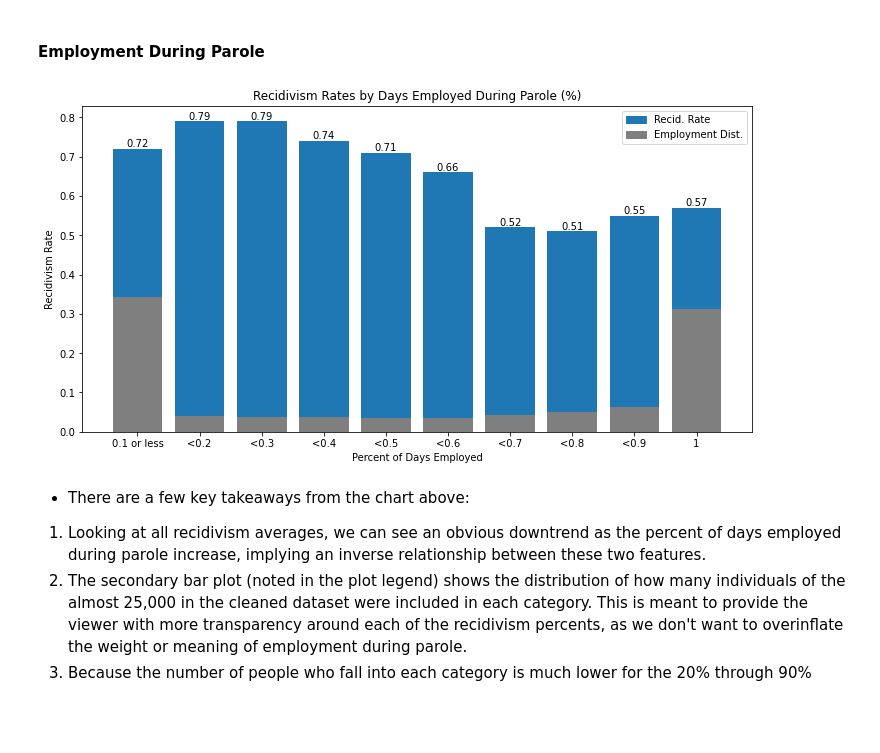
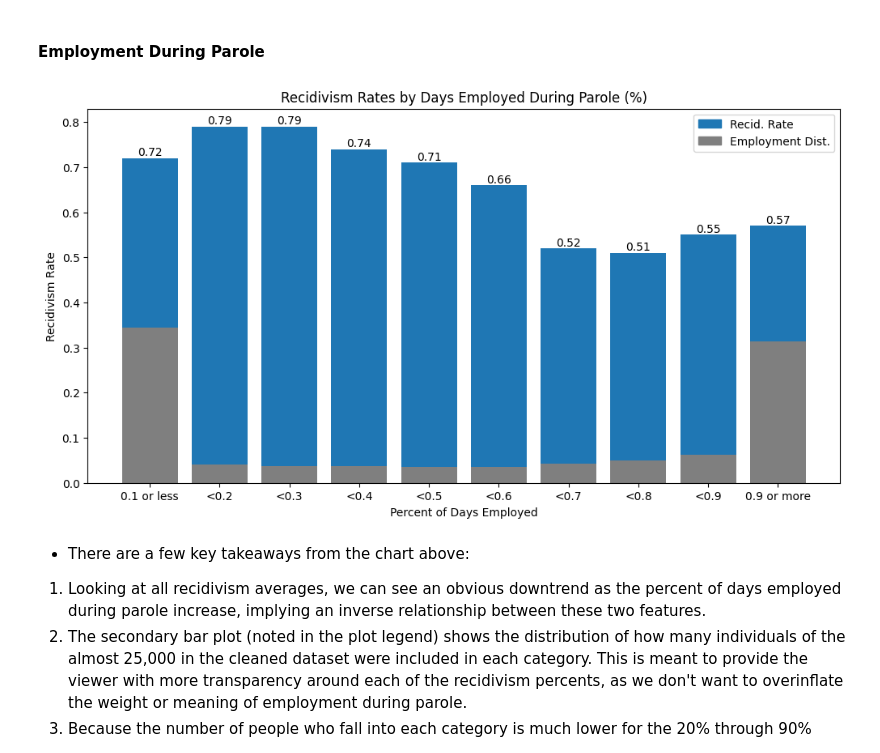
Before and after one commit to ga-dsi-822-group4/recidivism, a Jupyter notebook: notebooks/02_eda.ipynb, the cells around one changed output. Saved outputs shown, nothing was run; the diff lists cells and outputs as text; code cells hidden in the pictures; blank space fills up the shorter version.

```diff
--- a/notebooks/02_eda.ipynb
+++ b/notebooks/02_eda.ipynb
@@ -999,26 +999,26 @@ plt.show();
 # %%
 # Adding a column here to categorize the individual values within the pct_days_employed column
 
-ga['pct_days_employed_categ'] = pd.cut(ga['percent_days_employed'], bins=10, labels=['0.1 or less', '<0.2', '<0.3', '<0.4', '<0.5', '<0.6', '<0.7', '<0.8', '<0.9', '1'])
+ga['pct_days_employed_categ'] = pd.cut(ga['percent_days_employed'], bins=10, labels=['0.1 or less', '<0.2', '<0.3', '<0.4', '<0.5', '<0.6', '<0.7', '<0.8', '<0.9', '0.9 or more'])
 
 employed_recidivism = ga.groupby(by = ['pct_days_employed_categ'])['recidivism_within_3years'].value_counts(normalize=True)
 employed_recidivism = pd.DataFrame(employed_recidivism)
 
 fig, ax = plt.subplots(figsize=(12,6))
 
 x_vals = [val for val, bool in employed_recidivism.index[::2]]
 recid_pcts = [round(val,2) for val in employed_recidivism['recidivism_within_3years'][::2]]
 emp_plot = ax.bar(x=x_vals, height=recid_pcts, color='tab:blue')
 ax.bar(height= ga['pct_days_employed_categ'].value_counts(normalize=True).sort_index(axis=0), x=x_vals, color='tab:gray')
 ax.bar_label(emp_plot, label_type='edge')
 ax.set(title='Recidivism Rates by Days Employed During Parole (%)', xlabel='Percent of Days Employed', ylabel='Recidivism Rate')
 recid_rates = mpatches.Patch(color='tab:blue', label='Recid. Rate')
 days_emp_pcts = mpatches.Patch(color='tab:gray', label='Employment Dist.')
 plt.legend(handles=[recid_rates, days_emp_pcts])
 plt.savefig('../visualizations/employment.png')
 plt.show();
 # %% [output]
-[figure, old version]
+[figure, new version]
 # %% [markdown]
 - There are a few key takeaways from the chart above:
 1. Looking at all recidivism averages, we can see an obvious downtrend as the percent of days employed during parole increase, implying an inverse relationship between these two features.
```
Also changed, not shown: parts of 3 cells of this notebook, 2 other files.
